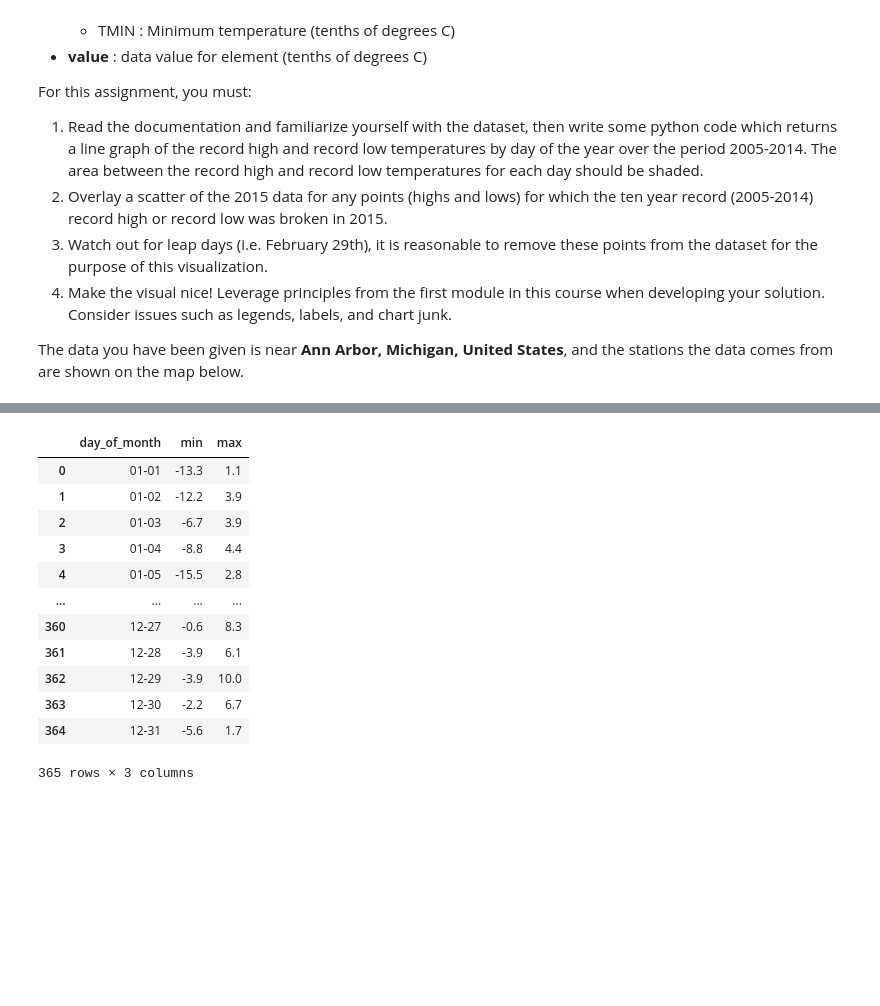
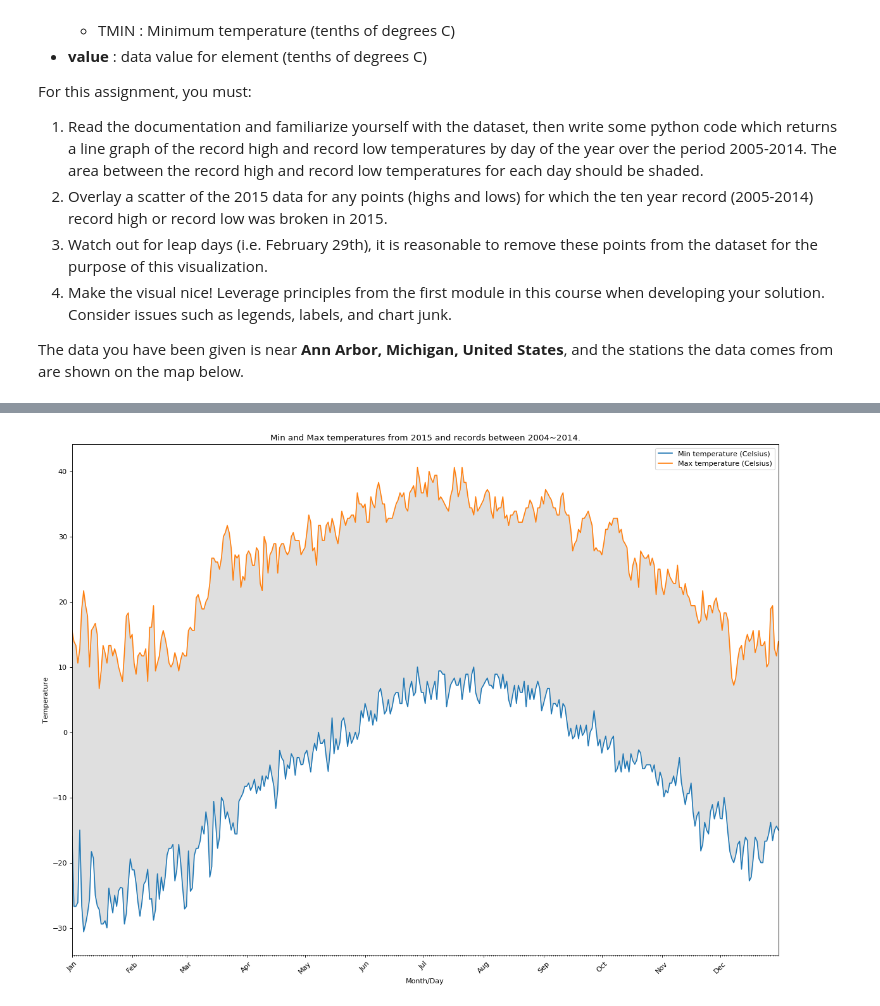
Before and after one commit to clawall/applied-plotting-charting-data-representation-in-python, a Jupyter notebook: Assignment2.ipynb, the cells around one changed output, grey strips where cells are left out. Saved outputs shown, nothing was run; the diff lists cells and outputs as text; code cells hidden in the pictures; blank space fills up the shorter version.

Commit message:
Basic plotting done.

```diff
--- a/Assignment2.ipynb
+++ b/Assignment2.ipynb
@@ -82,14 +82,17 @@ def prepare_df(df, agg_func_name):
     res = df.copy()
 
     res['day_of_month'] = res.apply(lambda x: datetime.strftime(x['Date'], '%m-%d'), axis=1)
+    res['month'] = res.apply(lambda x: datetime.strftime(x['Date'], '%m'), axis=1)
+    res['day'] = res.apply(lambda x: datetime.strftime(x['Date'], '%d'), axis=1)
     res = res[res['Data_Value'] == res.groupby('day_of_month')['Data_Value'].transform(agg_func_name)]
 
+    del res['day_of_month']
     del res['Element']
     del res['Date']
 
-    res.columns = [agg_func_name, 'day_of_month']
+    res.columns = [agg_func_name, 'month', 'day']
 
-    return res[['day_of_month', agg_func_name]]
+    return res[['month', 'day', agg_func_name]]
 # %%
 # creating min temperature's df
 min_df_2005_20014 = prepare_df(df_2005_20014, 'min')
@@ -98,8 +101,8 @@ min_df_2005_20014 = prepare_df(df_2005_20014, 'min')
 max_df_2005_20014 = prepare_df(df_2005_20014, 'max')
 
 # merging into single df for the 2005~2014 range
-range_df_2005_20014 = pd.merge(min_df_2005_20014, max_df_2005_20014, how='left', on='day_of_month', sort=True)
-range_df_2005_20014.drop_duplicates(inplace=True)
+final_df_2005_20014 = pd.merge(min_df_2005_20014, max_df_2005_20014, how='left', on=['month', 'day'], sort=True)
+final_df_2005_20014.drop_duplicates(inplace=True)
 # %%
 # creating min temperature's df
 min_df_2015 = prepare_df(df_2015, 'min')
@@ -113,16 +116,40 @@ range_df_2015.drop_duplicates(inplace=True)
-# %%
-range_df_2015
-# %% [output]
-|  | day_of_month | min | max |
-| 0 | 01-01 | -13.3 | 1.1 |
-| 1 | 01-02 | -12.2 | 3.9 |
-| 2 | 01-03 | -6.7 | 3.9 |
-| 3 | 01-04 | -8.8 | 4.4 |
-| 4 | 01-05 | -15.5 | 2.8 |
-| ... | ... | ... | ... |
-| 360 | 12-27 | -0.6 | 8.3 |
-| 361 | 12-28 | -3.9 | 6.1 |
-| 362 | 12-29 | -3.9 | 10.0 |
-| 363 | 12-30 | -2.2 | 6.7 |
-| 364 | 12-31 | -5.6 | 1.7 |
-365 rows × 3 columns
+# %%
+months_of_year = final_df_2005_20014['month'] + '-' + final_df_2005_20014['day']
+months_of_year = months_of_year.apply(lambda x: datetime.strptime(x, '%m-%d').date())
+
+min_2005_20014 = final_df_2005_20014['min']
+max_2005_20014 = final_df_2005_20014['max']
+# %%
+import matplotlib.dates as mdates
+import numpy as np
+from pandas.plotting import register_matplotlib_converters
+register_matplotlib_converters()
+
+plt.figure(figsize=(18, 16), dpi= 80, facecolor='w', edgecolor='k')
+plt.plot(months_of_year, min_2005_20014, '-', months_of_year, max_2005_20014, '-')
+
+plt.xlabel('Month/Day')
+plt.ylabel('Temperature')
+plt.title('Min and Max temperatures from 2015 and records between 2004~2014.')
+plt.legend(['Min temperature (Celsius)', 'Max temperature (Celsius)'])
+
+gca = plt.gca()
+gca.fill_between(months_of_year, min_2005_20014, max_2005_20014, facecolor='gray', alpha=0.25)
+
+xaxis = gca.xaxis
+gca.set_xlim(months_of_year.iloc[0], months_of_year.iloc[-1])
+
+for item in xaxis.get_ticklabels():
+    item.set_rotation(45)
+
+plt.subplots_adjust(bottom=0.25)
+
+months = mdates.MonthLocator()  # every month
+days = mdates.DayLocator()   # every day
+months_fmt = mdates.DateFormatter('%b')
+
+xaxis.set_major_locator(months)
+xaxis.set_major_formatter(months_fmt)
+xaxis.set_minor_locator(days)
+# %% [output]
+[figure, added]
```
Also changed, not shown: parts of 1 cell of this notebook.
